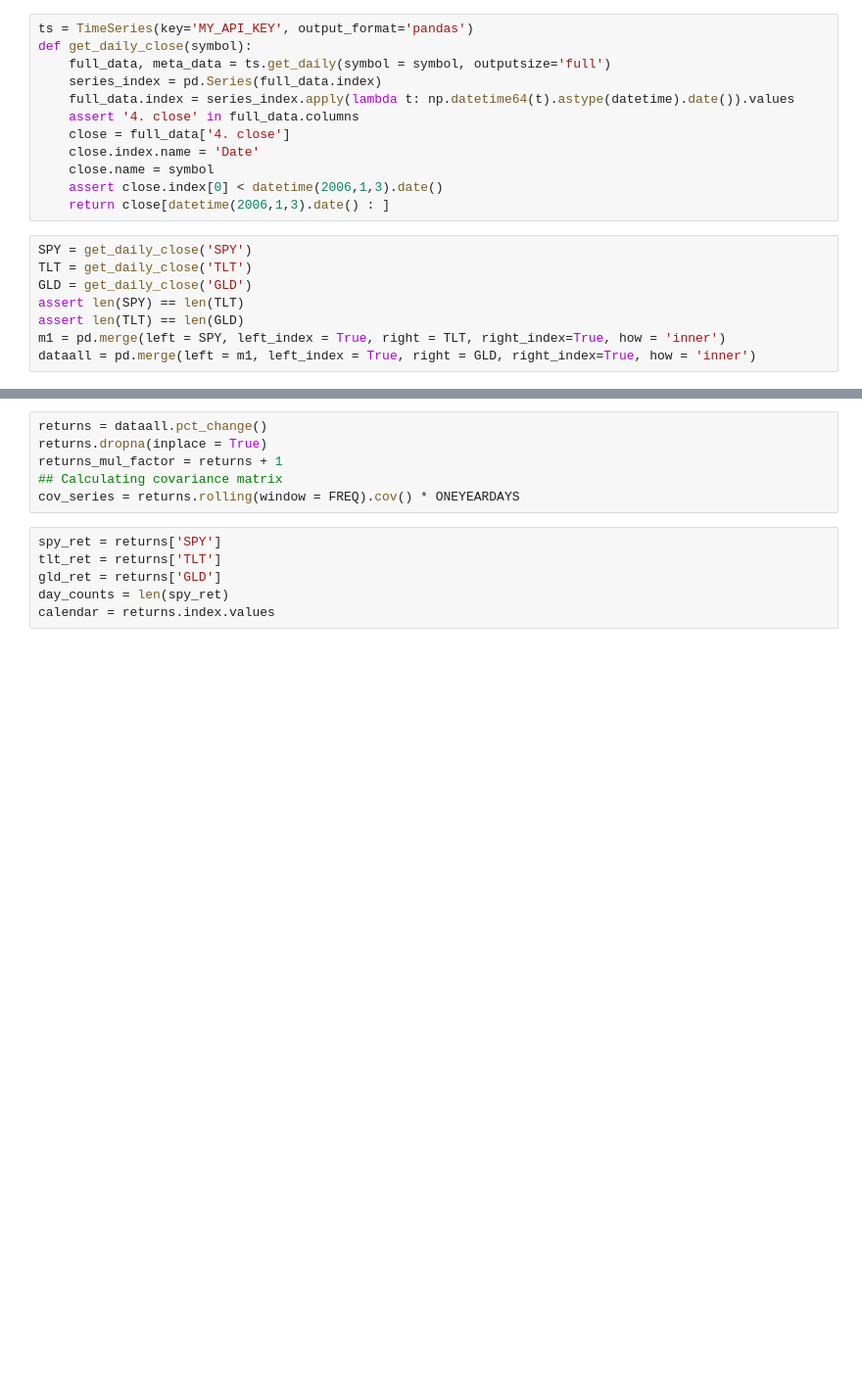
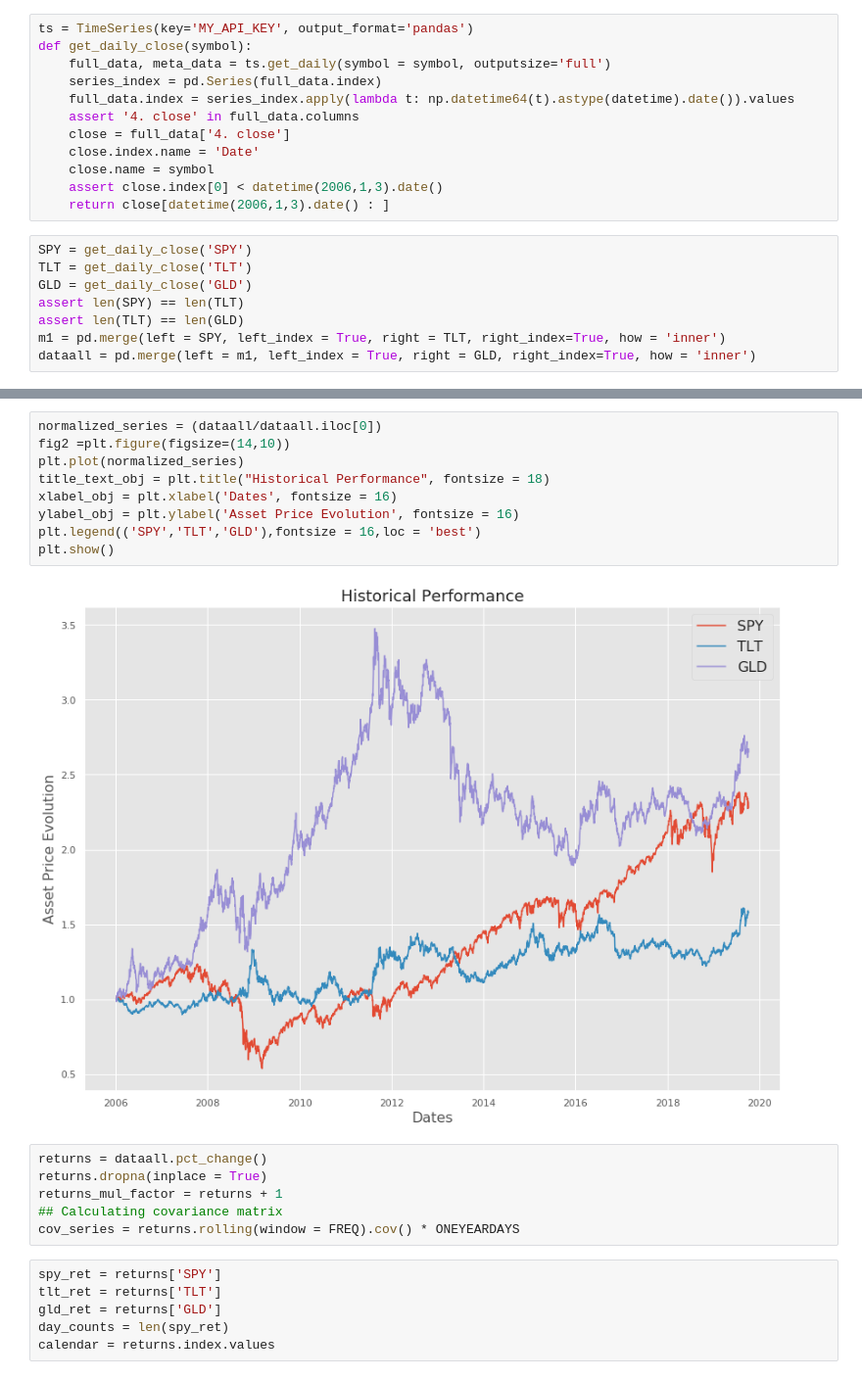
Before and after one commit to wrk1231/EqualCapitalVSEqualRisk, a Jupyter notebook: EqualCapitalVSEqualRisk.ipynb, the cells around one changed output, grey strips where cells are left out. Shown: that part at 98% size. Saved outputs shown, nothing was run; the diff lists cells and outputs as text; blank space fills up the shorter version.

```diff
--- a/EqualCapitalVSEqualRisk.ipynb
+++ b/EqualCapitalVSEqualRisk.ipynb
@@ -68,3 +82,14 @@ dataall = pd.merge(left = m1, left_index = True, right = GLD, right_index=True,
+# %%
+normalized_series = (dataall/dataall.iloc[0])
+fig2 =plt.figure(figsize=(14,10))
+plt.plot(normalized_series)
+title_text_obj = plt.title("Historical Performance", fontsize = 18)
+xlabel_obj = plt.xlabel('Dates', fontsize = 16)
+ylabel_obj = plt.ylabel('Asset Price Evolution', fontsize = 16)
+plt.legend(('SPY','TLT','GLD'),fontsize = 16,loc = 'best')
+plt.show()
+# %% [output]
+[figure, added]
 # %%
 returns = dataall.pct_change()
 returns.dropna(inplace = True)
```
Also changed, not shown: parts of 16 cells of this notebook.
